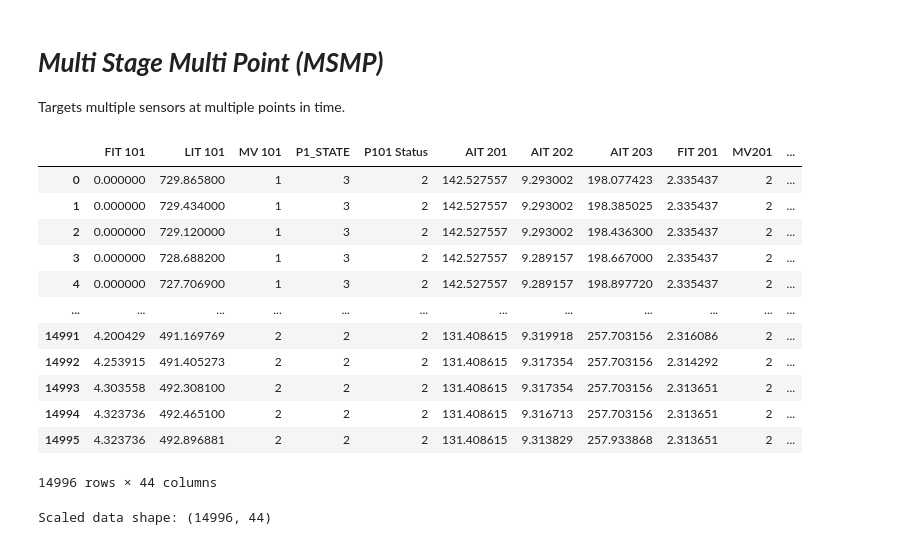
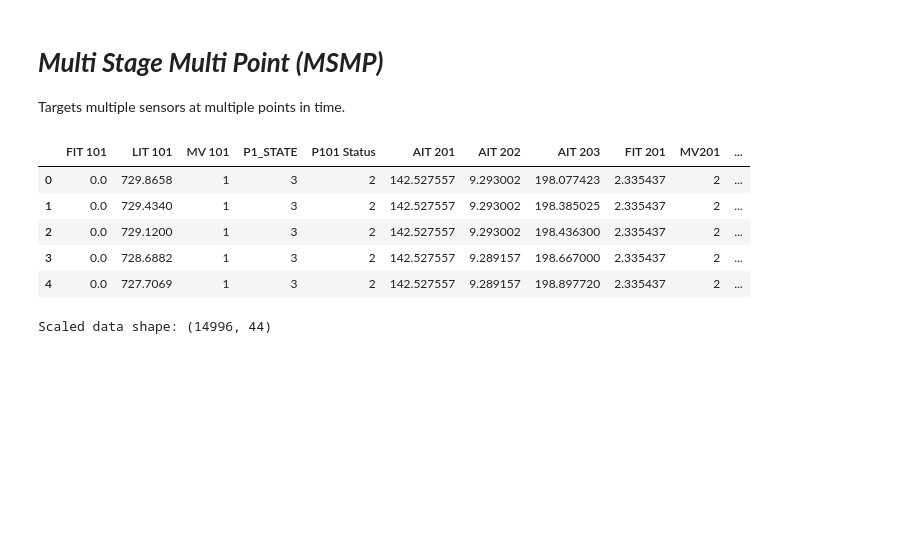
Before and after one commit to ClovisDyArx/cyberml_projet, a Jupyter notebook: dataset2_subject1_new_dataset.ipynb, the cells around one changed output. Drawn from its saved outputs; the diff is of its cells as text; code cells hidden in the pictures; blank space fills up the shorter version.

```diff
--- a/dataset2_subject1_new_dataset.ipynb
+++ b/dataset2_subject1_new_dataset.ipynb
@@ -798,21 +796,14 @@ def evaluate_metrics(y_true, y_pred):
 Targets multiple sensors at multiple points in time.
 # %%
 p1_6 = prepare_dfs([p1_, p2_, p3_, p4_, p5_, p6_])
-p1_6
+p1_6.head()
 # %% [output]
 |  | FIT 101 | LIT 101 | MV 101 | P1_STATE | P101 Status | AIT 201 | AIT 202 | AIT 203 | FIT 201 | MV201 | ... |
-| 0 | 0.000000 | 729.865800 | 1 | 3 | 2 | 142.527557 | 9.293002 | 198.077423 | 2.335437 | 2 | ... |
-| 1 | 0.000000 | 729.434000 | 1 | 3 | 2 | 142.527557 | 9.293002 | 198.385025 | 2.335437 | 2 | ... |
-| 2 | 0.000000 | 729.120000 | 1 | 3 | 2 | 142.527557 | 9.293002 | 198.436300 | 2.335437 | 2 | ... |
-| 3 | 0.000000 | 728.688200 | 1 | 3 | 2 | 142.527557 | 9.289157 | 198.667000 | 2.335437 | 2 | ... |
-| 4 | 0.000000 | 727.706900 | 1 | 3 | 2 | 142.527557 | 9.289157 | 198.897720 | 2.335437 | 2 | ... |
-| ... | ... | ... | ... | ... | ... | ... | ... | ... | ... | ... | ... |
-| 14991 | 4.200429 | 491.169769 | 2 | 2 | 2 | 131.408615 | 9.319918 | 257.703156 | 2.316086 | 2 | ... |
-| 14992 | 4.253915 | 491.405273 | 2 | 2 | 2 | 131.408615 | 9.317354 | 257.703156 | 2.314292 | 2 | ... |
-| 14993 | 4.303558 | 492.308100 | 2 | 2 | 2 | 131.408615 | 9.317354 | 257.703156 | 2.313651 | 2 | ... |
-| 14994 | 4.323736 | 492.465100 | 2 | 2 | 2 | 131.408615 | 9.316713 | 257.703156 | 2.313651 | 2 | ... |
-| 14995 | 4.323736 | 492.896881 | 2 | 2 | 2 | 131.408615 | 9.313829 | 257.933868 | 2.313651 | 2 | ... |
+| 0 | 0.0 | 729.8658 | 1 | 3 | 2 | 142.527557 | 9.293002 | 198.077423 | 2.335437 | 2 | ... |
+| 1 | 0.0 | 729.4340 | 1 | 3 | 2 | 142.527557 | 9.293002 | 198.385025 | 2.335437 | 2 | ... |
+| 2 | 0.0 | 729.1200 | 1 | 3 | 2 | 142.527557 | 9.293002 | 198.436300 | 2.335437 | 2 | ... |
+| 3 | 0.0 | 728.6882 | 1 | 3 | 2 | 142.527557 | 9.289157 | 198.667000 | 2.335437 | 2 | ... |
+| 4 | 0.0 | 727.7069 | 1 | 3 | 2 | 142.527557 | 9.289157 | 198.897720 | 2.335437 | 2 | ... |
-14996 rows × 44 columns
 # %%
 scaled_data = scale_data(p1_6)
 # %% [output]
```
Also changed, not shown: parts of 9 cells of this notebook.
